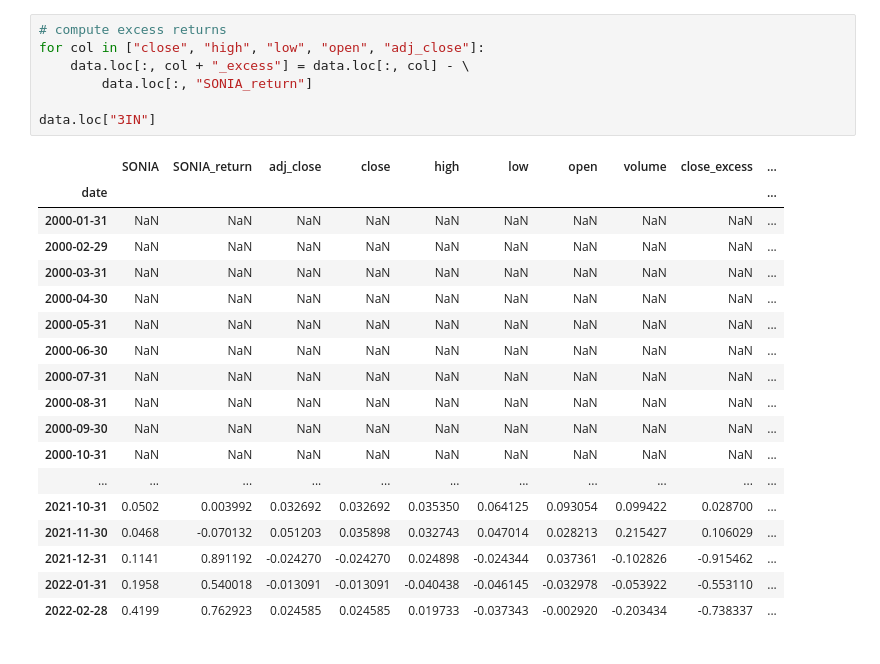
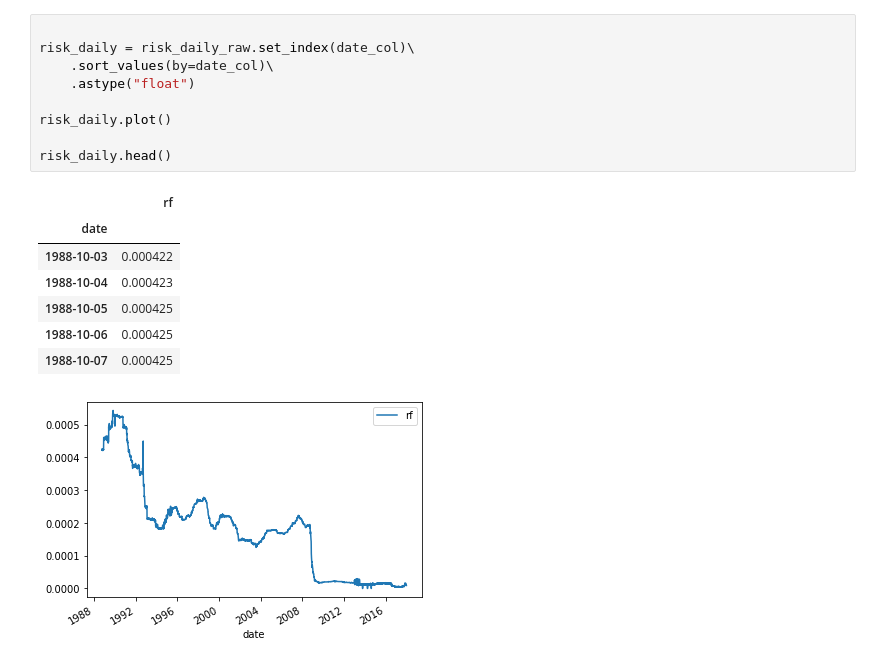
Before and after one commit to lingjie00/asset_pricing, a Jupyter notebook: etl/yprice.sync.ipynb, the cells around one changed output. Drawn from its saved outputs; the diff is of its cells as text.

```diff
--- a/etl/yprice.sync.ipynb
+++ b/etl/yprice.sync.ipynb
@@ -136,27 +65,19 @@ data.loc["3IN"]
-# %%
-# compute excess returns
-for col in ["close", "high", "low", "open", "adj_close"]:
-    data.loc[:, col + "_excess"] = data.loc[:, col] - \
-        data.loc[:, "SONIA_return"]
-
-data.loc["3IN"]
-# %% [output]
-|  | SONIA | SONIA_return | adj_close | close | high | low | open | volume | close_excess | ... |
-| date |  |  |  |  |  |  |  |  |  | ... |
-| 2000-01-31 | NaN | NaN | NaN | NaN | NaN | NaN | NaN | NaN | NaN | ... |
-| 2000-02-29 | NaN | NaN | NaN | NaN | NaN | NaN | NaN | NaN | NaN | ... |
-| 2000-03-31 | NaN | NaN | NaN | NaN | NaN | NaN | NaN | NaN | NaN | ... |
-| 2000-04-30 | NaN | NaN | NaN | NaN | NaN | NaN | NaN | NaN | NaN | ... |
-| 2000-05-31 | NaN | NaN | NaN | NaN | NaN | NaN | NaN | NaN | NaN | ... |
-| 2000-06-30 | NaN | NaN | NaN | NaN | NaN | NaN | NaN | NaN | NaN | ... |
-| 2000-07-31 | NaN | NaN | NaN | NaN | NaN | NaN | NaN | NaN | NaN | ... |
-| 2000-08-31 | NaN | NaN | NaN | NaN | NaN | NaN | NaN | NaN | NaN | ... |
-| 2000-09-30 | NaN | NaN | NaN | NaN | NaN | NaN | NaN | NaN | NaN | ... |
-| 2000-10-31 | NaN | NaN | NaN | NaN | NaN | NaN | NaN | NaN | NaN | ... |
-| ... | ... | ... | ... | ... | ... | ... | ... | ... | ... | ... |
-| 2021-10-31 | 0.0502 | 0.003992 | 0.032692 | 0.032692 | 0.035350 | 0.064125 | 0.093054 | 0.099422 | 0.028700 | ... |
-| 2021-11-30 | 0.0468 | -0.070132 | 0.051203 | 0.035898 | 0.032743 | 0.047014 | 0.028213 | 0.215427 | 0.106029 | ... |
-| 2021-12-31 | 0.1141 | 0.891192 | -0.024270 | -0.024270 | 0.024898 | -0.024344 | 0.037361 | -0.102826 | -0.915462 | ... |
-| 2022-01-31 | 0.1958 | 0.540018 | -0.013091 | -0.013091 | -0.040438 | -0.046145 | -0.032978 | -0.053922 | -0.553110 | ... |
-| 2022-02-28 | 0.4199 | 0.762923 | 0.024585 | 0.024585 | 0.019733 | -0.037343 | -0.002920 | -0.203434 | -0.738337 | ... |
+# %%
+
+risk_daily = risk_daily_raw.set_index(date_col)\
+    .sort_values(by=date_col)\
+    .astype("float")
+
+risk_daily.plot()
+
+risk_daily.head()
+# %% [output]
+|  | rf |
+| date |  |
+| 1988-10-03 | 0.000422 |
+| 1988-10-04 | 0.000423 |
+| 1988-10-05 | 0.000425 |
+| 1988-10-06 | 0.000425 |
+| 1988-10-07 | 0.000425 |
+[figure, added]
 # %%
```
Also changed, not shown: parts of 16 cells of this notebook, 36 other files.
